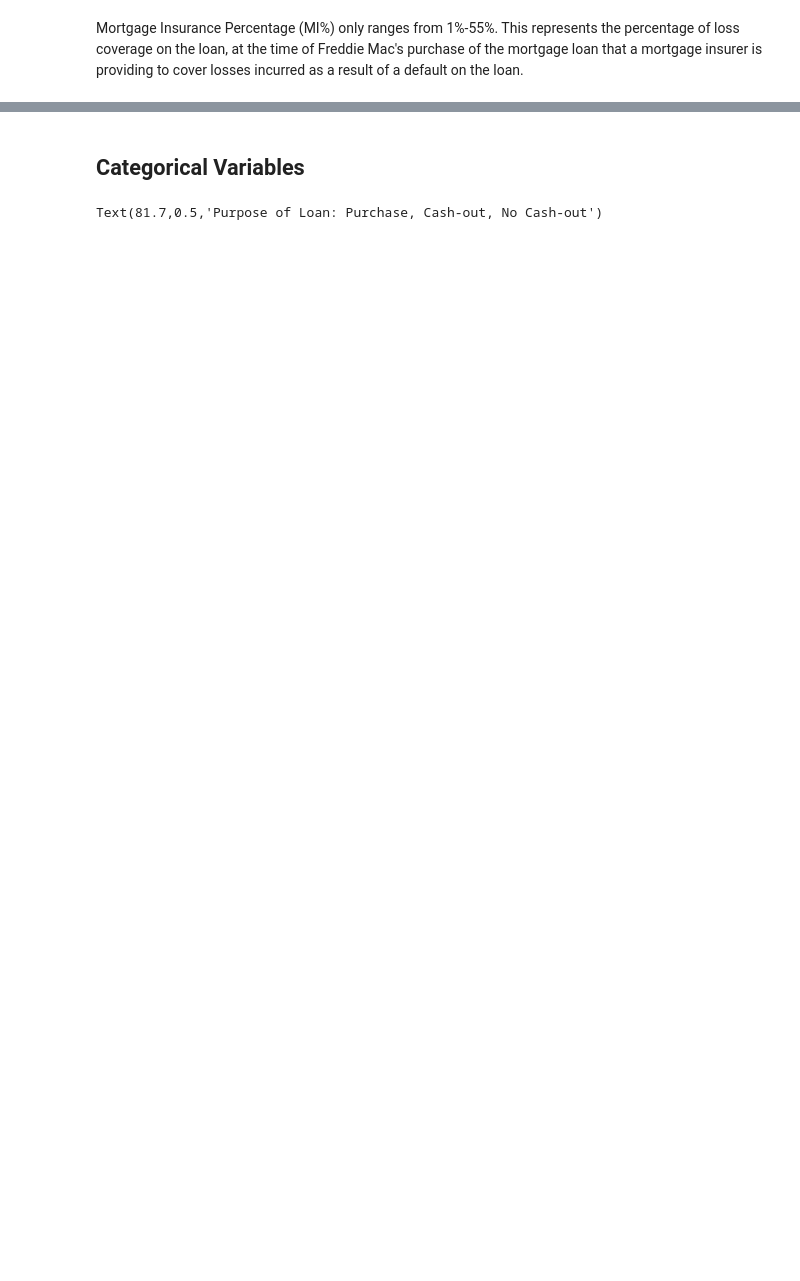
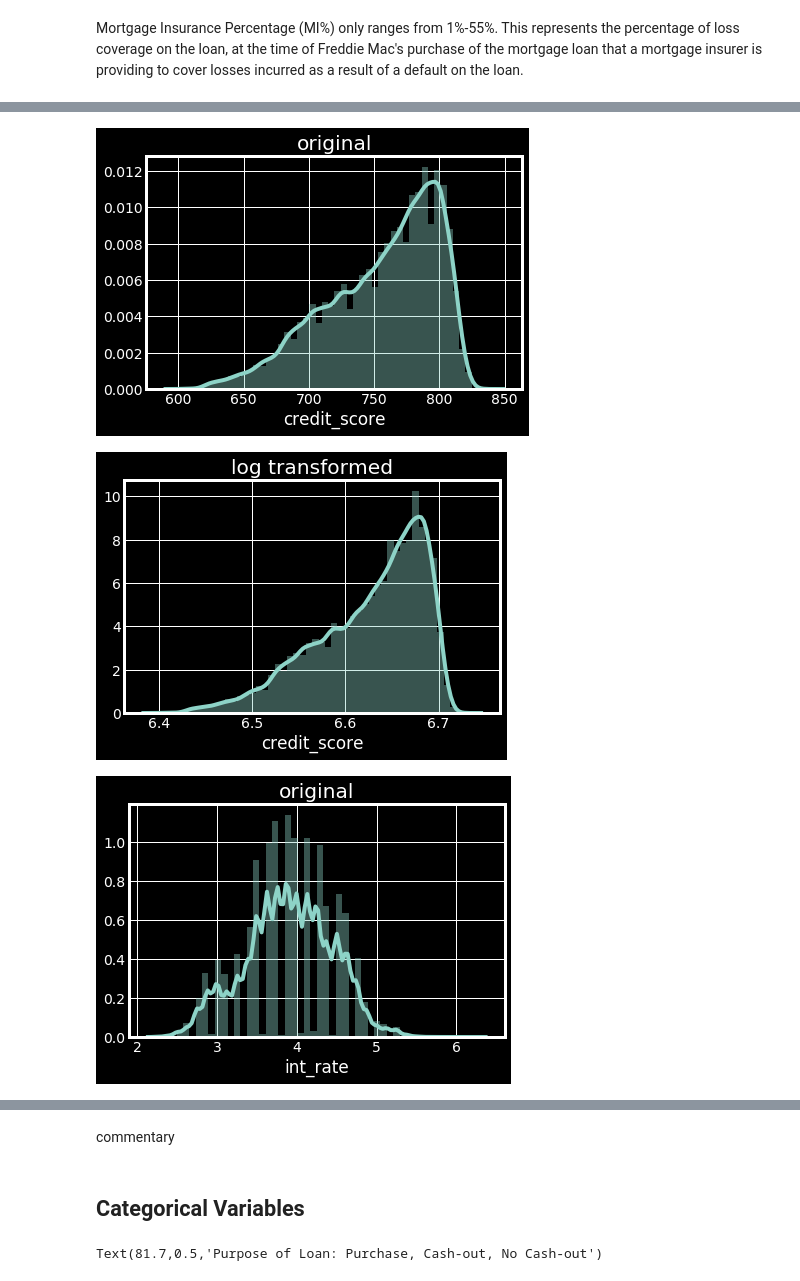
Before and after one commit to MitchellEwing/Freddie-Mac-Housing-Loans, a Jupyter notebook: Freddie-Mac-Single-Family-Loans.ipynb, the cells around one changed output, grey strips where cells are left out. Saved outputs shown, nothing was run; the diff lists cells and outputs as text; code cells hidden in the pictures; blank space fills up the shorter version.

```diff
--- a/Freddie-Mac-Single-Family-Loans.ipynb
+++ b/Freddie-Mac-Single-Family-Loans.ipynb
@@ -763,0 +828,46 @@ Mortgage Insurance Percentage (MI%) only ranges from 1%-55%. This represents the
+# %%
+sns.distplot(df['credit_score'])
+plt.title('original')
+plt.show()
+sns.distplot(np.log(df['credit_score']))
+plt.title('log transformed')
+plt.show()
+
+sns.distplot(df['int_rate'])
+plt.title('original')
+plt.show()
+sns.distplot(np.log(df['int_rate']))
+plt.title('log transformed')
+plt.show()
+
+sns.distplot(df['ltv_ratio'])
+plt.title('original')
+plt.show()
+sns.distplot(np.log(df['ltv_ratio']))
+plt.title('log transformed')
+plt.show()
+
+sns.distplot(df['dti_ratio'])
+plt.title('original')
+plt.show()
+sns.distplot(np.log(df['dti_ratio']))
+plt.title('log transformed')
+plt.show()
+
+sns.distplot(df['cltv_ratio'])
+plt.title('original')
+plt.show()
+sns.distplot(np.log(df['cltv_ratio']))
+plt.title('log transformed')
+plt.show()
+
+sns.distplot(df['unpaid_princ_bal'])
+plt.title('original')
+plt.show()
+sns.distplot(np.log(df['unpaid_princ_bal']))
+plt.title('log transformed')
+plt.show()
+# %% [output]
+[figure, added]
+[figure, added]
+[figure, added]
@@ -764,3 +883,5 @@ Mortgage Insurance Percentage (MI%) only ranges from 1%-55%. This represents the
+# %% [markdown]
+commentary
 # %% [markdown]
 ## Categorical Variables
 # %%
```
Also changed, not shown: parts of 61 cells of this notebook.
